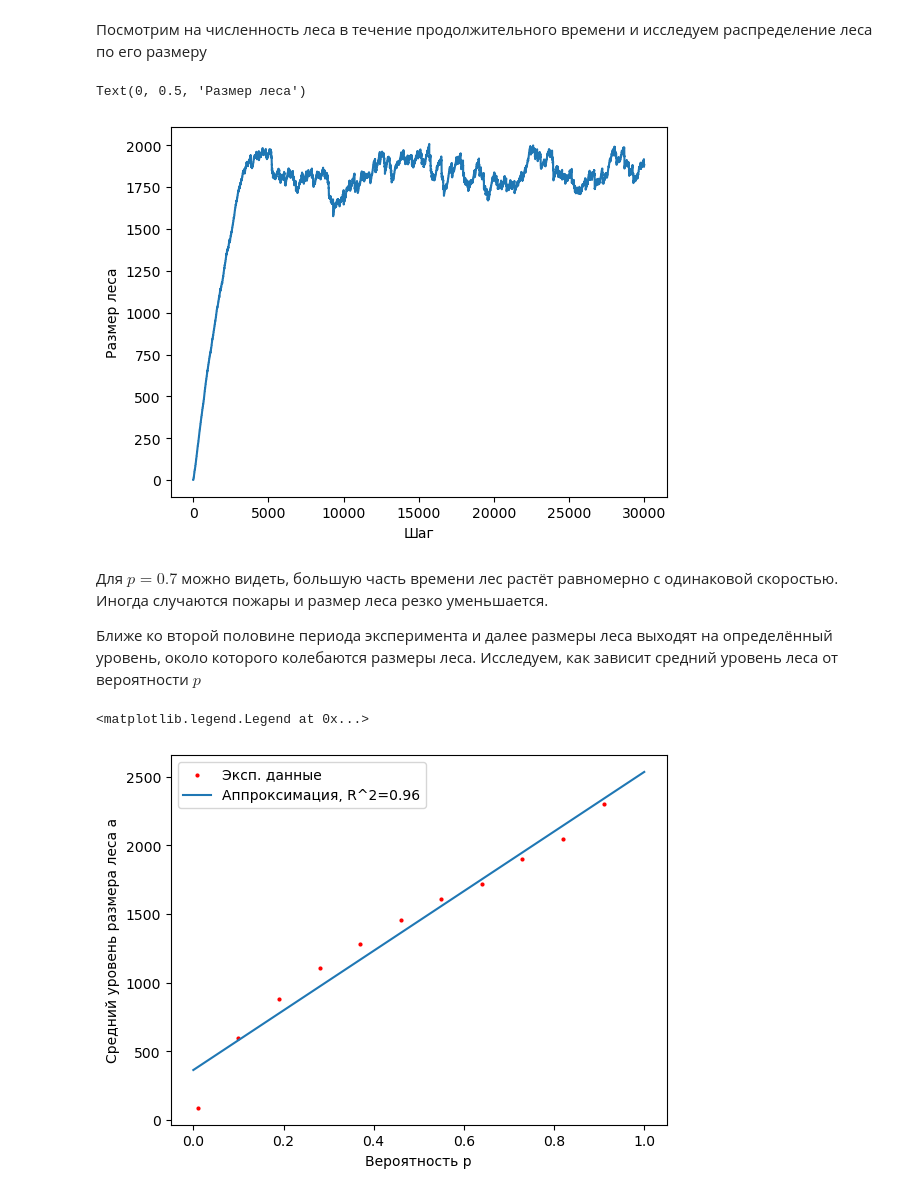
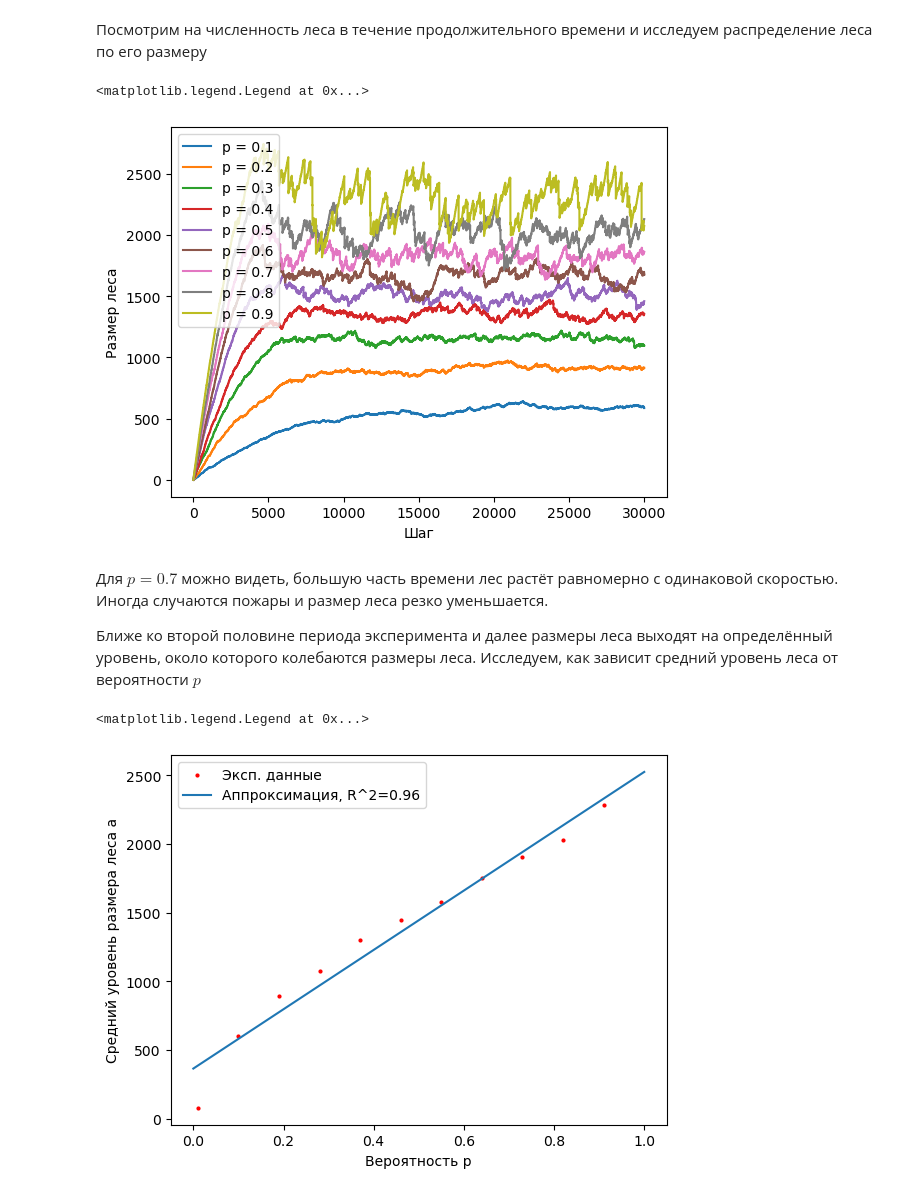
Before and after one commit to EHAT32/mathModelling, a Jupyter notebook: hw2/lab.ipynb, the cells around one changed output. Cells and saved outputs as stored; diff of their text form; code cells hidden in the pictures.

```diff
--- a/hw2/lab.ipynb
+++ b/hw2/lab.ipynb
@@ -73,10 +70,16 @@ for _ in range(time_steps):
-# %%
-plt.plot(np.arange(len(forest.treesPreFire)), forest.treesPreFire)
-plt.xlabel('Шаг')
-plt.ylabel('Размер леса')
-# %% [output]
-Text(0, 0.5, 'Размер леса')
-[figure, removed]
+# %%
+p_ax = np.arange(0.1, 1, 0.1)
+for p in p_ax:
+    forest = ForestField(n=n, p=p)
+    for _ in range(time_steps):
+        forest.step(burnAll=True)
+    plt.plot(np.arange(len(forest.treesPreFire)), forest.treesPreFire, label=f'p = {np.round(p, 1)}')
+plt.xlabel('Шаг')
+plt.ylabel('Размер леса')
+plt.legend()
+# %% [output]
+<matplotlib.legend.Legend at 0x...>
+[figure, added]
 # %% [markdown]
 Для $p=0.7$ можно видеть, большую часть времени лес растёт равномерно с одинаковой скоростью. Иногда случаются пожары и размер леса резко уменьшается.
 
@@ -112,4 +115,4 @@ plt.ylabel("Средний уровень размера леса a")
 plt.legend()
 # %% [output]
 <matplotlib.legend.Legend at 0x...>
-[figure, old version]
+[figure, new version]
```
Also changed, not shown: parts of 1 cell of this notebook.
